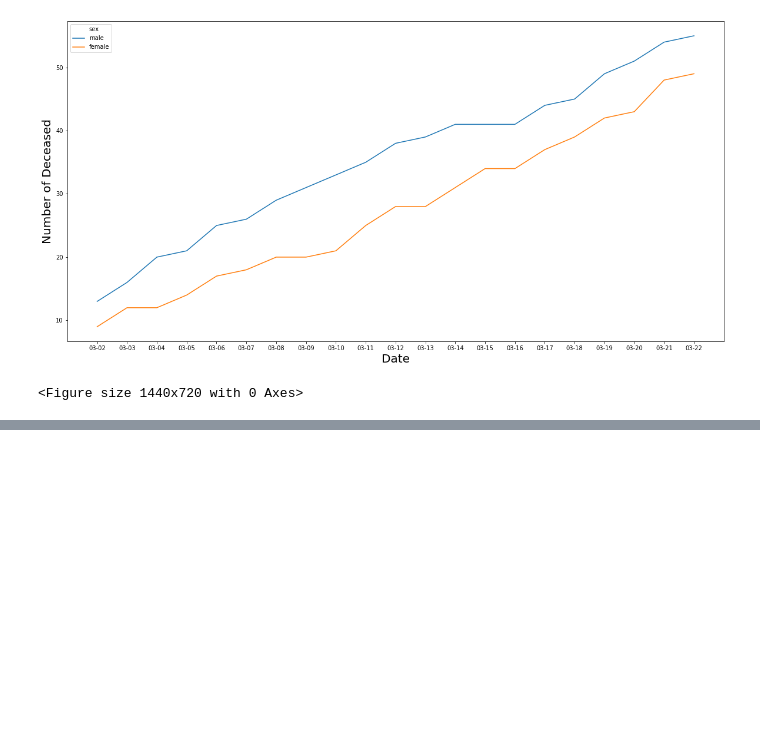
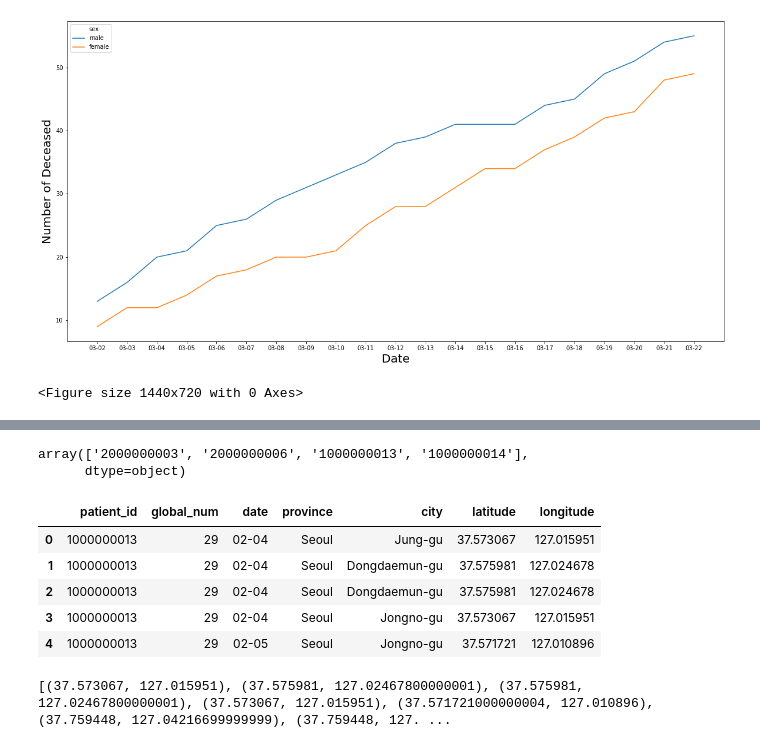
Before and after one commit to hodurie/Kaggle_Challenge, a Jupyter notebook: Covid19/Visualization.ipynb, the cells around one changed output, grey strips where cells are left out. Cells and saved outputs as stored; diff of their text form; code cells hidden in the pictures; blank space fills up the shorter version.

```diff
--- a/Covid19/Visualization.ipynb
+++ b/Covid19/Visualization.ipynb
@@ -458,0 +657,3 @@ HTML(timeline.render())
+# %%
+df_route['patient_id'] = df_route['patient_id'].astype(str)
+df_route.info()
@@ -458,0 +673,17 @@ HTML(timeline.render())
+# %%
+df_route_many = df_route.loc[df_route['patient_id'].str.contains('1000000013|2000000003|2000000006|1000000014')]
+df_route_many['patient_id'].unique()
+# %% [output]
+array(['2000000003', '2000000006', '1000000013', '1000000014'],
+      dtype=object)
+# %%
+df_route_max = df_route_many.loc[df_route_many['patient_id'] == '1000000013']
+df_route_max = df_route_max.reset_index(drop = True)
+df_route_max.head()
+# %% [output]
+|  | patient_id | global_num | date | province | city | latitude | longitude |
+| 0 | 1000000013 | 29 | 02-04 | Seoul | Jung-gu | 37.573067 | 127.015951 |
+| 1 | 1000000013 | 29 | 02-04 | Seoul | Dongdaemun-gu | 37.575981 | 127.024678 |
+| 2 | 1000000013 | 29 | 02-04 | Seoul | Dongdaemun-gu | 37.575981 | 127.024678 |
+| 3 | 1000000013 | 29 | 02-04 | Seoul | Jongno-gu | 37.573067 | 127.015951 |
+| 4 | 1000000013 | 29 | 02-05 | Seoul | Jongno-gu | 37.571721 | 127.010896 |
@@ -458,0 +693,9 @@ HTML(timeline.render())
+# %%
+lists = []
+for n in geo_df.index:
+
+    points = (geo_df.loc[n, 'latitude'], geo_df.loc[n, 'longitude'])
+    lists.append(points)
+print(lists)
+# %% [output]
+[(37.573067, 127.015951), (37.575981, 127.02467800000001), (37.575981, 127.02467800000001), (37.573067, 127.015951), (37.571721000000004, 127.010896), (37.759448, 127.04216699999999), (37.759448, 127. ...
```
Also changed, not shown: parts of 33 cells of this notebook.
